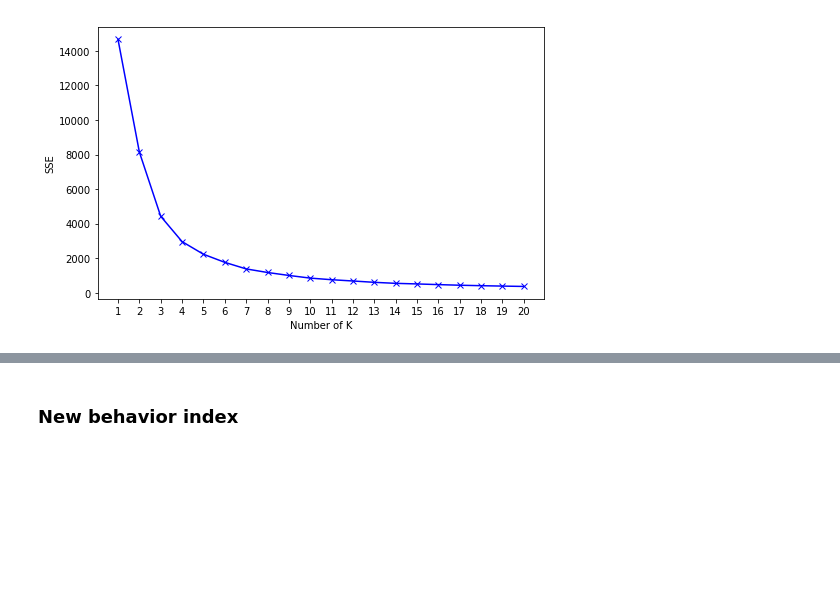
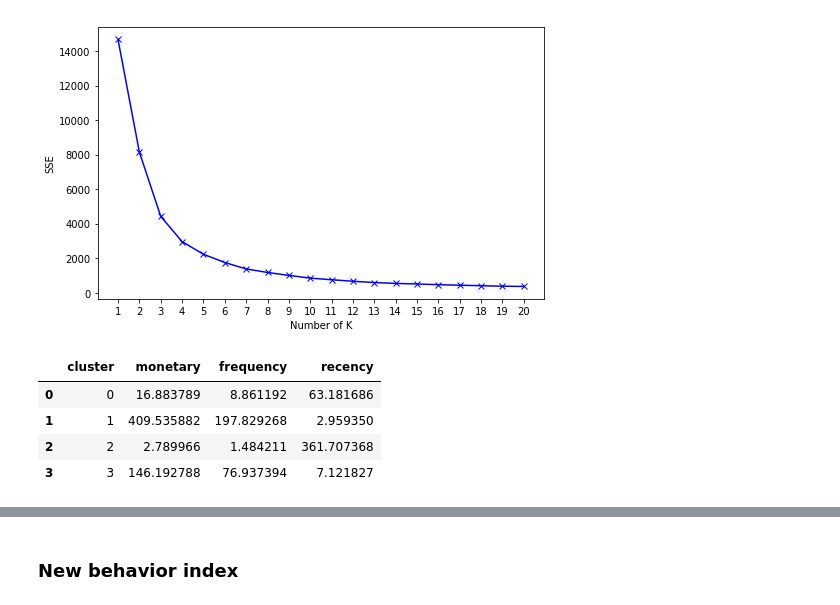
Before and after one commit to joei1994/ML-Projects, a Jupyter notebook: mini-projects/data-cafe-supermarket/supermarket_analysis.ipynb, the cells around one changed output, grey strips where cells are left out. Saved outputs shown, nothing was run; the diff lists cells and outputs as text; code cells hidden in the pictures; blank space fills up the shorter version.

```diff
--- a/mini-projects/data-cafe-supermarket/supermarket_analysis.ipynb
+++ b/mini-projects/data-cafe-supermarket/supermarket_analysis.ipynb
@@ -277,3 +277,13 @@ rmf_table_scaled = (rmf_table_scaled - rmf_table_scaled.mean()) / rmf_table_scal
 elbow_plot(rmf_table_scaled)
 # %% [output]
 [figure]
+# %%
+kmeans = KMeans(n_clusters=4).fit(rmf_table_scaled)
+rmf_table['cluster'] = kmeans.labels_
+rmf_table.groupby('cluster', as_index=False).mean()
+# %% [output]
+|  | cluster | monetary | frequency | recency |
+| 0 | 0 | 16.883789 | 8.861192 | 63.181686 |
+| 1 | 1 | 409.535882 | 197.829268 | 2.959350 |
+| 2 | 2 | 2.789966 | 1.484211 | 361.707368 |
+| 3 | 3 | 146.192788 | 76.937394 | 7.121827 |
```
Also changed, not shown: parts of 9 cells of this notebook, 1 other file.
